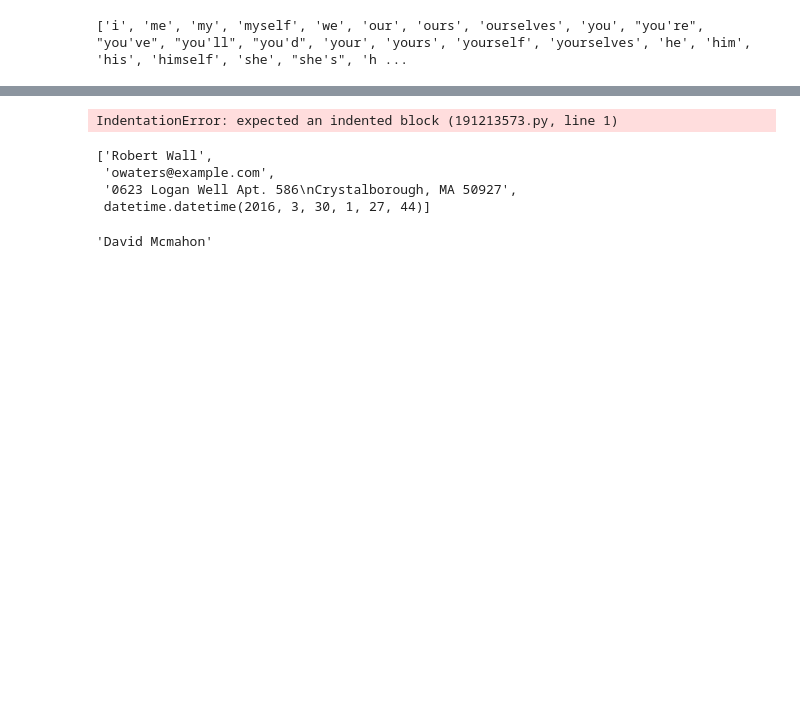
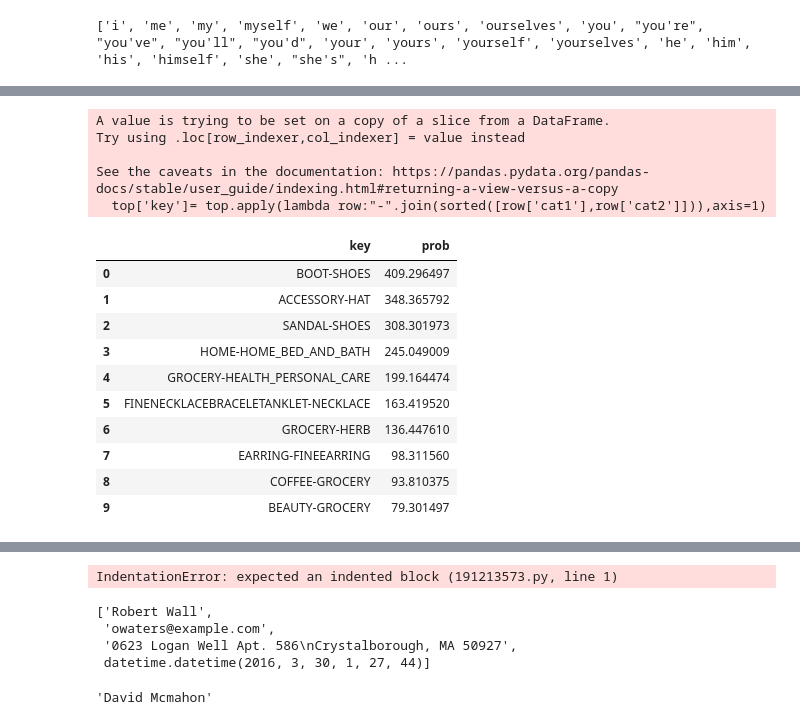
Before and after one commit to shishircc/data-generator, a Jupyter notebook: DataGenV2.ipynb, the cells around one changed output, grey strips where cells are left out. Saved outputs shown, nothing was run; the diff lists cells and outputs as text; code cells hidden in the pictures; blank space fills up the shorter version.

```diff
--- a/DataGenV2.ipynb
+++ b/DataGenV2.ipynb
@@ -227,0 +244,2 @@ model.findKBest
+# %%
+g1 = g1.sort_values(by="prob",ascending=False)
@@ -227,0 +267,26 @@ model.findKBest
+# %%
+top  = g1[g1.prob>=4]
+# %%
+top['key']= top.apply(lambda row:"-".join(sorted([row['cat1'],row['cat2']])),axis=1)
+# %% [output]
+A value is trying to be set on a copy of a slice from a DataFrame.
+Try using .loc[row_indexer,col_indexer] = value instead
+
+See the caveats in the documentation: https://pandas.pydata.org/pandas-docs/stable/user_guide/indexing.html#returning-a-view-versus-a-copy
+  top['key']= top.apply(lambda row:"-".join(sorted([row['cat1'],row['cat2']])),axis=1)
+# %%
+corr = top.groupby(by="key").sum().sort_values(by="prob",ascending=False).reset_index()
+# %%
+corr.head(10)
+# %% [output]
+|  | key | prob |
+| 0 | BOOT-SHOES | 409.296497 |
+| 1 | ACCESSORY-HAT | 348.365792 |
+| 2 | SANDAL-SHOES | 308.301973 |
+| 3 | HOME-HOME_BED_AND_BATH | 245.049009 |
+| 4 | GROCERY-HEALTH_PERSONAL_CARE | 199.164474 |
+| 5 | FINENECKLACEBRACELETANKLET-NECKLACE | 163.419520 |
+| 6 | GROCERY-HERB | 136.447610 |
+| 7 | EARRING-FINEEARRING | 98.311560 |
+| 8 | COFFEE-GROCERY | 93.810375 |
+| 9 | BEAUTY-GROCERY | 79.301497 |
```
Also changed, not shown: parts of 42 cells of this notebook.
